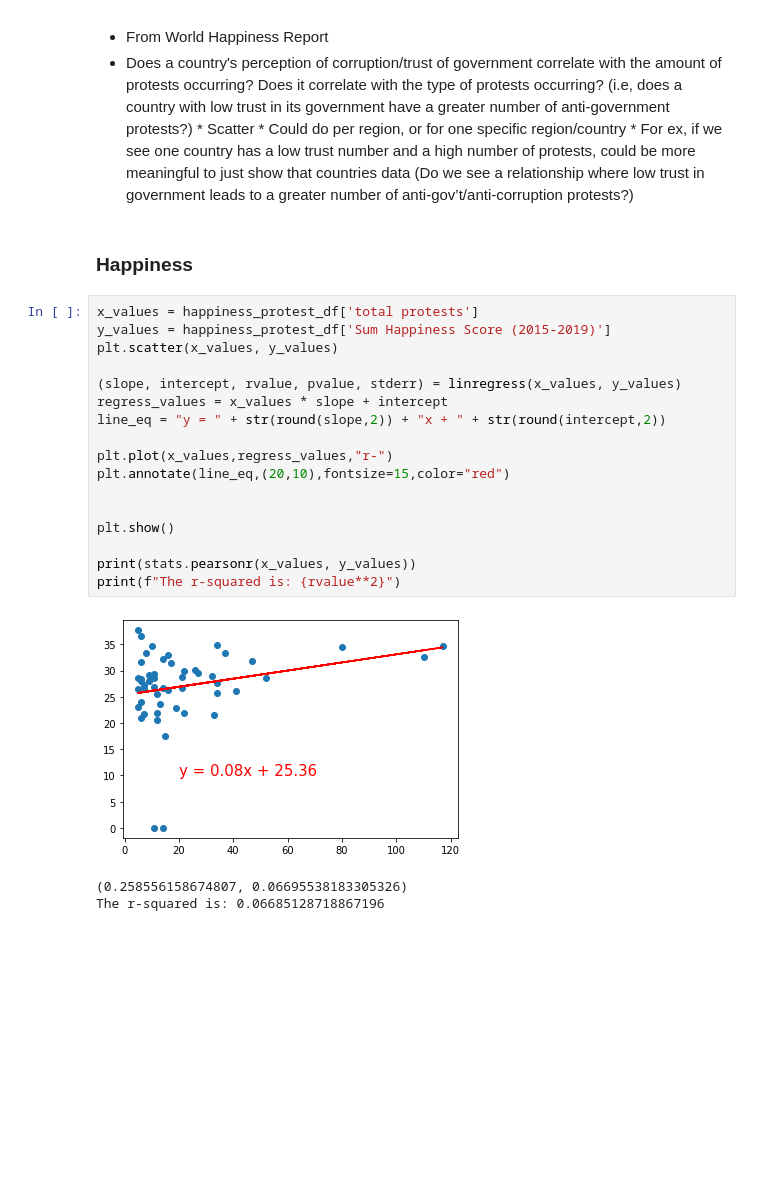
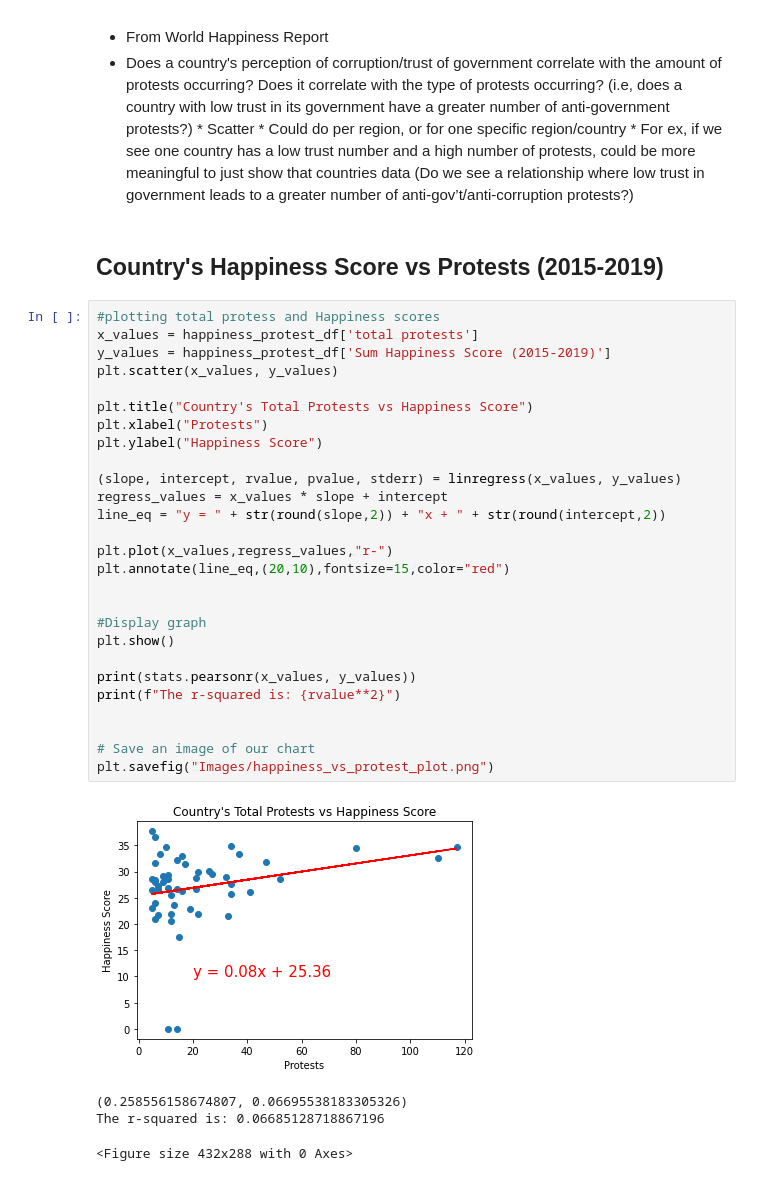
Before and after one commit to jeosqueri/Protest-Happiness-Analysis, a Jupyter notebook: Protest_For_Happiness_Project.ipynb, the cells around one changed output. Drawn from its saved outputs; the diff is of its cells as text; blank space fills up the shorter version.

Commit message:
added titles for each graph

```diff
--- a/Protest_For_Happiness_Project.ipynb
+++ b/Protest_For_Happiness_Project.ipynb
@@ -756,26 +757,37 @@ The r-squared is: 0.026910057313598683
             * For ex, if we see one country has a low trust number and a high number of protests, could be more meaningful
                to just show that countries data (Do we see a relationship where low trust in government leads to a greater
                number of anti-gov’t/anti-corruption protests?)
-# %% [markdown]
-### Happiness
+# %% [markdown]
+## Country's Happiness Score vs Protests (2015-2019)
 # %%
+#plotting total protess and Happiness scores
 x_values = happiness_protest_df['total protests']
 y_values = happiness_protest_df['Sum Happiness Score (2015-2019)']
 plt.scatter(x_values, y_values)
+
+plt.title("Country's Total Protests vs Happiness Score")
+plt.xlabel("Protests")
+plt.ylabel("Happiness Score")
 
 (slope, intercept, rvalue, pvalue, stderr) = linregress(x_values, y_values)
 regress_values = x_values * slope + intercept
 line_eq = "y = " + str(round(slope,2)) + "x + " + str(round(intercept,2))
 
 plt.plot(x_values,regress_values,"r-")
 plt.annotate(line_eq,(20,10),fontsize=15,color="red")
 
 
+#Display graph
 plt.show()
 
 print(stats.pearsonr(x_values, y_values))
 print(f"The r-squared is: {rvalue**2}")
+
+
+# Save an image of our chart
+plt.savefig("Images/happiness_vs_protest_plot.png")
 # %% [output]
-[figure, old version]
+[figure, new version]
 (0.258556158674807, 0.06695538183305326)
 The r-squared is: 0.06685128718867196
+<Figure size 432x288 with 0 Axes>
```
Also changed, not shown: parts of 3 cells of this notebook, 1 other file.
